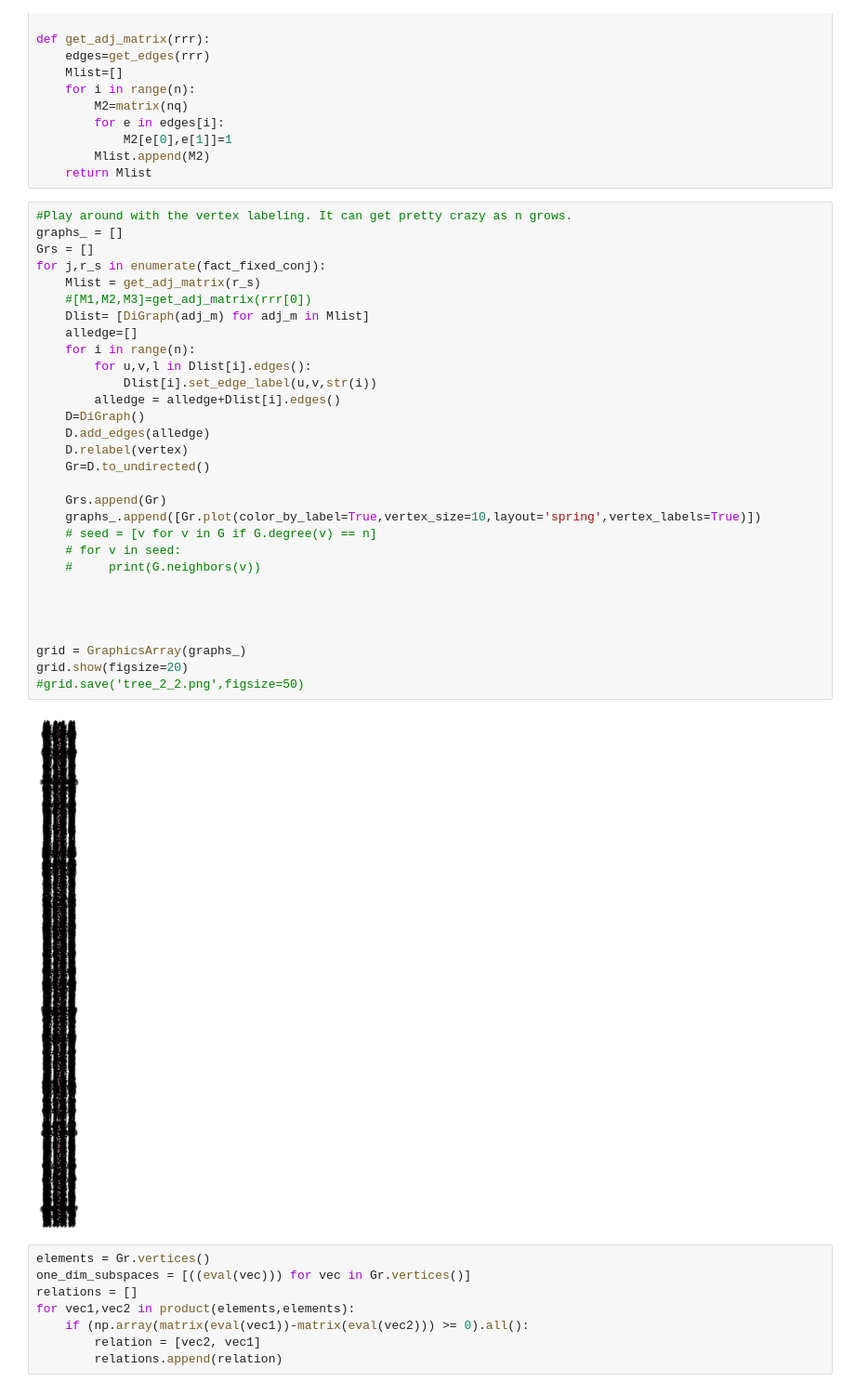
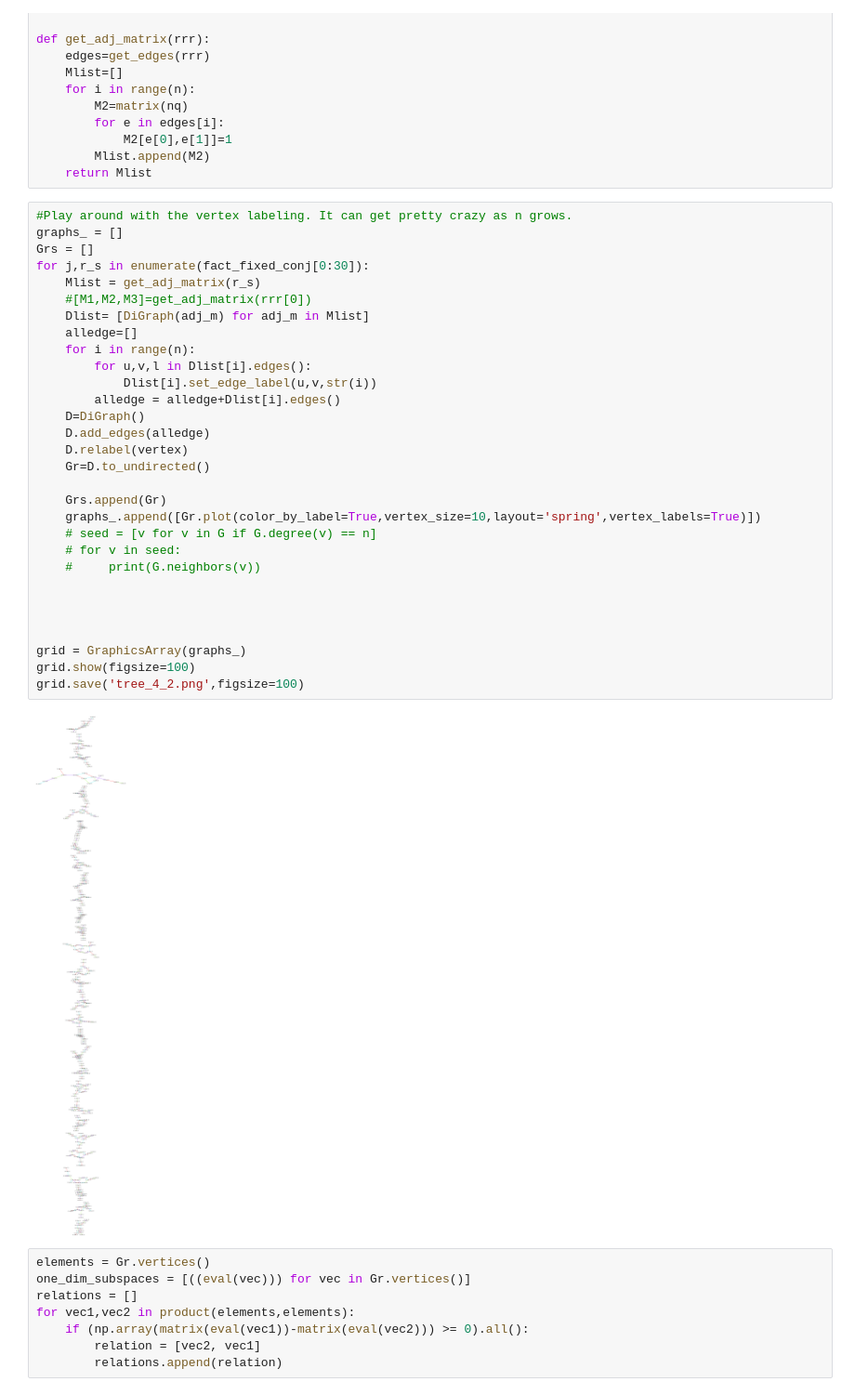
Before and after one commit to gyp2438/singer_trees, a Jupyter notebook: notebooks/Fact_Graph-2.ipynb, the cells around one changed output. Shown at 93% size. Saved outputs shown, nothing was run; the diff lists cells and outputs as text.

```diff
--- a/notebooks/Fact_Graph-2.ipynb
+++ b/notebooks/Fact_Graph-2.ipynb
@@ -421,35 +417,35 @@ def get_adj_matrix(rrr):
 # %%
 #Play around with the vertex labeling. It can get pretty crazy as n grows.
 graphs_ = []
 Grs = []
-for j,r_s in enumerate(fact_fixed_conj):
+for j,r_s in enumerate(fact_fixed_conj[0:30]):
     Mlist = get_adj_matrix(r_s)
     #[M1,M2,M3]=get_adj_matrix(rrr[0])
     Dlist= [DiGraph(adj_m) for adj_m in Mlist]
     alledge=[]
     for i in range(n):
         for u,v,l in Dlist[i].edges():
             Dlist[i].set_edge_label(u,v,str(i))
         alledge = alledge+Dlist[i].edges()
     D=DiGraph()
     D.add_edges(alledge)
     D.relabel(vertex)
     Gr=D.to_undirected()
 
     Grs.append(Gr)
     graphs_.append([Gr.plot(color_by_label=True,vertex_size=10,layout='spring',vertex_labels=True)])
     # seed = [v for v in G if G.degree(v) == n]
     # for v in seed:
     #     print(G.neighbors(v))
 
 
 
 
 grid = GraphicsArray(graphs_)
-grid.show(figsize=20)
-#grid.save('tree_2_2.png',figsize=50)
+grid.show(figsize=100)
+grid.save('tree_4_2.png',figsize=100)
 # %% [output]
-[figure, old version]
+[figure, new version]
 # %%
 elements = Gr.vertices()
 one_dim_subspaces = [((eval(vec))) for vec in Gr.vertices()]
```
Also changed, not shown: parts of 12 cells of this notebook, 1 other file.
